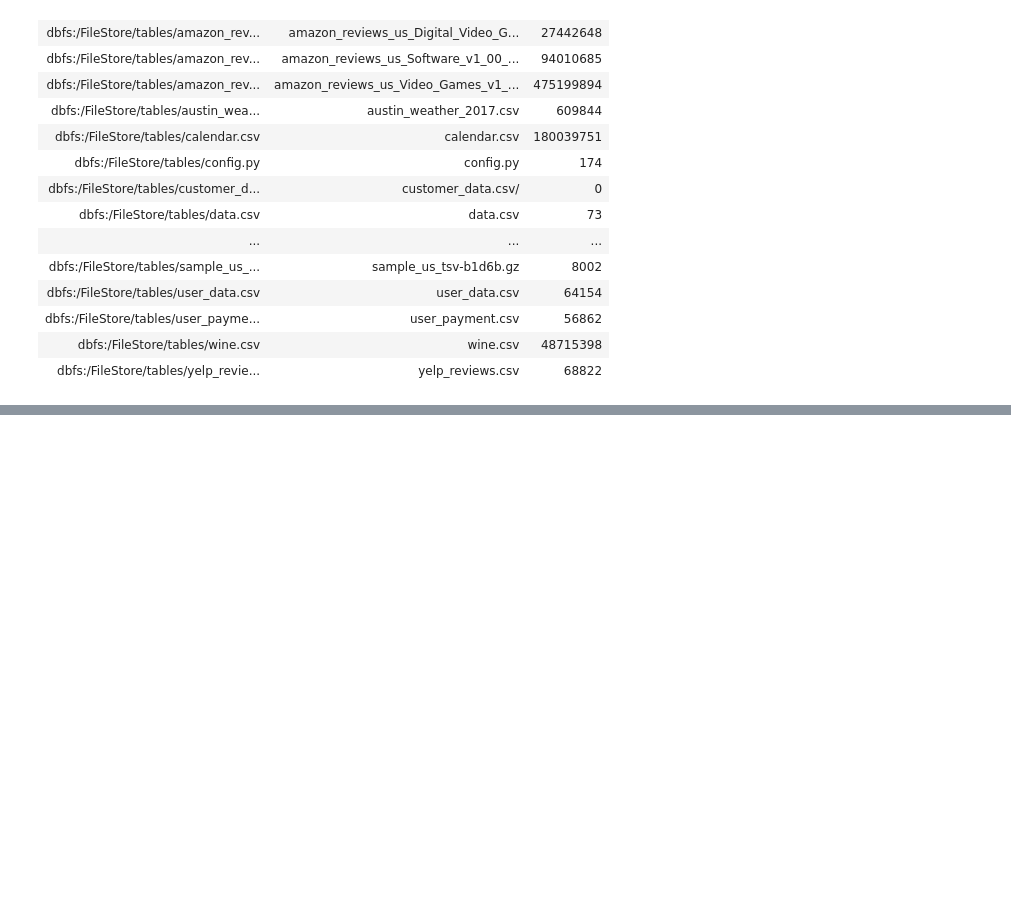
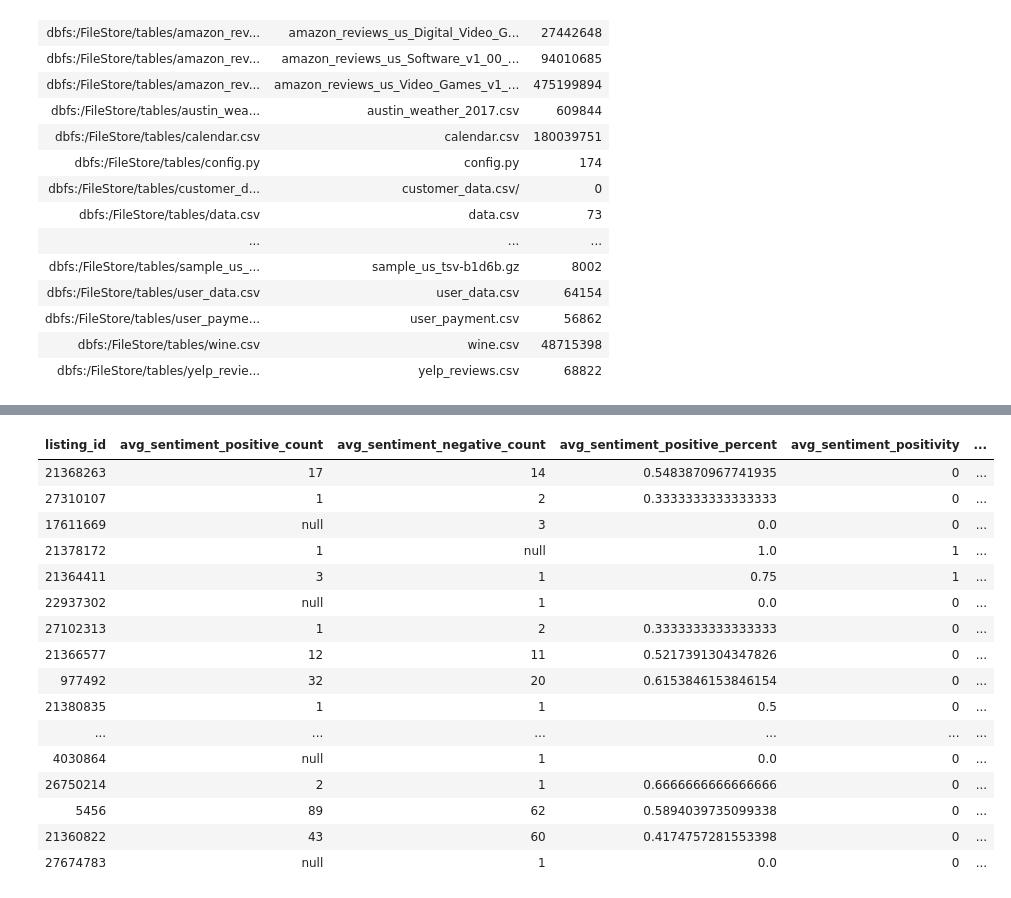
Before and after one commit to hayleyjellison/up-in-the-airbnb, a Jupyter notebook: notebooks/databricks/sentiment_analysis.ipynb, the cells around one changed output, grey strips where cells are left out. Cells and saved outputs as stored; diff of their text form; code cells hidden in the pictures; blank space fills up the shorter version.

```diff
--- a/notebooks/databricks/sentiment_analysis.ipynb
+++ b/notebooks/databricks/sentiment_analysis.ipynb
@@ -203,26 +202,26 @@ avg_sentiment_df.show()
 [interactive output not drawn]
 # %%
 high_conf_sentiment_df = sentiment_df.groupBy("listing_id").pivot("high_conf_sentiment", ["positive", "negative"]).count().orderBy("listing_id")
-high_conf_sentiment_df = high_conf_sentiment_df.withColumnRenamed("positive", "high_conf_sentiment_positive") \
-                                               .withColumnRenamed("negative", "high_conf_sentiment_negative") \
-                                               .withColumn("high_conf_sentiment_positive_percent", F.expr("CASE WHEN high_conf_sentiment_negative is null and high_conf_sentiment_positive > 0 THEN 1 WHEN high_conf_sentiment_positive is null and high_conf_sentiment_negative > 0 THEN 0 ELSE high_conf_sentiment_positive/(high_conf_sentiment_positive + high_conf_sentiment_negative) END"))
-high_conf_sentiment_df.show()
+high_conf_sentiment_df = high_conf_sentiment_df.withColumnRenamed("positive", "high_conf_sentiment_positive_count") \
+                                               .withColumnRenamed("negative", "high_conf_sentiment_negative_count") \
+                                               .withColumn("high_conf_sentiment_positive_percent", F.expr("CASE WHEN high_conf_sentiment_negative_count is null and high_conf_sentiment_positive_count > 0 THEN 1 WHEN high_conf_sentiment_positive_count is null and high_conf_sentiment_negative_count > 0 THEN 0 ELSE high_conf_sentiment_positive_count/(high_conf_sentiment_positive_count + high_conf_sentiment_negative_count) END")) \
+                                               .withColumn("high_conf_sentiment_positivity", F.expr("CASE WHEN high_conf_sentiment_positive_percent > 0.7 THEN 1 ELSE 0 END"))
 # %% [output]
 [interactive output not drawn]
 # %%
 long_conf_sentiment_df = sentiment_df.groupBy("listing_id").pivot("long_conf_sentiment", ["positive", "negative"]).count().orderBy("listing_id")
-long_conf_sentiment_df = long_conf_sentiment_df.withColumnRenamed("positive", "long_conf_sentiment_positive") \
-                                               .withColumnRenamed("negative", "long_conf_sentiment_negative") \
-                                               .withColumn("long_conf_sentiment_positive_percent", F.expr("CASE WHEN long_conf_sentiment_negative is null and long_conf_sentiment_positive > 0 THEN 1 WHEN long_conf_sentiment_positive is null and long_conf_sentiment_negative > 0 THEN 0 ELSE long_conf_sentiment_positive/(long_conf_sentiment_positive + long_conf_sentiment_negative) END"))
-long_conf_sentiment_df.show()
+long_conf_sentiment_df = long_conf_sentiment_df.withColumnRenamed("positive", "long_conf_sentiment_positive_count") \
+                                               .withColumnRenamed("negative", "long_conf_sentiment_negative_count") \
+                                               .withColumn("long_conf_sentiment_positive_percent", F.expr("CASE WHEN long_conf_sentiment_negative_count is null and long_conf_sentiment_positive_count > 0 THEN 1 WHEN long_conf_sentiment_positive_count is null and long_conf_sentiment_negative_count > 0 THEN 0 ELSE long_conf_sentiment_positive_count/(long_conf_sentiment_positive_count + long_conf_sentiment_negative_count) END")) \
+                                               .withColumn("long_conf_sentiment_positivity", F.expr("CASE WHEN long_conf_sentiment_positive_percent > 0.7 THEN 1 ELSE 0 END"))
 # %% [output]
 [interactive output not drawn]
 # %%
 class_sentiment_df = sentiment_df.groupBy("listing_id").pivot("classified_sentiment", ["positive", "negative"]).count().orderBy("listing_id")
-class_sentiment_df = class_sentiment_df.withColumnRenamed("positive", "classified_sentiment_positive") \
-                                       .withColumnRenamed("negative", "classified_sentiment_negative") \
-                                       .withColumn("classified_sentiment_positive_percent", F.expr("CASE WHEN classified_sentiment_negative is null and classified_sentiment_positive > 0 THEN 1 WHEN classified_sentiment_positive is null and classified_sentiment_negative > 0 THEN 0 ELSE classified_sentiment_positive/(classified_sentiment_positive + classified_sentiment_negative) END"))
-class_sentiment_df.show()
+class_sentiment_df = class_sentiment_df.withColumnRenamed("positive", "classified_sentiment_positive_count") \
+                                       .withColumnRenamed("negative", "classified_sentiment_negative_count") \
+                                       .withColumn("classified_sentiment_positive_percent", F.expr("CASE WHEN classified_sentiment_negative_count is null and classified_sentiment_positive_count> 0 THEN 1 WHEN classified_sentiment_positive_count is null and classified_sentiment_negative_count > 0 THEN 0 ELSE classified_sentiment_positive_count/(classified_sentiment_positive_count + classified_sentiment_negative_count) END")) \
+                                       .withColumn("classified_sentiment_positivity", F.expr("CASE WHEN classified_sentiment_positive_percent > 0.7 THEN 1 ELSE 0 END"))
 # %% [output]
 [interactive output not drawn]
 # %%
@@ -278,3 +260,6 @@ display(dbutils.fs.ls("/FileStore/tables"))
 | dbfs:/FileStore/tables/user_payme... | user_payment.csv | 56862 |
 | dbfs:/FileStore/tables/wine.csv | wine.csv | 48715398 |
 | dbfs:/FileStore/tables/yelp_revie... | yelp_reviews.csv | 68822 |
+# %%
+listings_df = spark.read.jdbc(url=jdbcUrl, table="listings_full", properties=connectionProperties)
+listings_df = listings_df.select("id", "latitude", "longitude", "review_scores_rating")
@@ -280,0 +268,21 @@ display(dbutils.fs.ls("/FileStore/tables"))
+# %%
+final_df = all_sentiment_df.join(listings_df, all_sentiment_df.listing_id == listings_df.id, how="inner").drop(F.col("id"))
+display(final_df)
+# %% [output]
+| listing_id | avg_sentiment_positive_count | avg_sentiment_negative_count | avg_sentiment_positive_percent | avg_sentiment_positivity | ... |
+| 21368263 | 17 | 14 | 0.5483870967741935 | 0 | ... |
+| 27310107 | 1 | 2 | 0.3333333333333333 | 0 | ... |
+| 17611669 | null | 3 | 0.0 | 0 | ... |
+| 21378172 | 1 | null | 1.0 | 1 | ... |
+| 21364411 | 3 | 1 | 0.75 | 1 | ... |
+| 22937302 | null | 1 | 0.0 | 0 | ... |
+| 27102313 | 1 | 2 | 0.3333333333333333 | 0 | ... |
+| 21366577 | 12 | 11 | 0.5217391304347826 | 0 | ... |
+| 977492 | 32 | 20 | 0.6153846153846154 | 0 | ... |
+| 21380835 | 1 | 1 | 0.5 | 0 | ... |
+| ... | ... | ... | ... | ... | ... |
+| 4030864 | null | 1 | 0.0 | 0 | ... |
+| 26750214 | 2 | 1 | 0.6666666666666666 | 0 | ... |
+| 5456 | 89 | 62 | 0.5894039735099338 | 0 | ... |
+| 21360822 | 43 | 60 | 0.4174757281553398 | 0 | ... |
+| 27674783 | null | 1 | 0.0 | 0 | ... |
```
Also changed, not shown: parts of 12 cells of this notebook, 3 other files.
